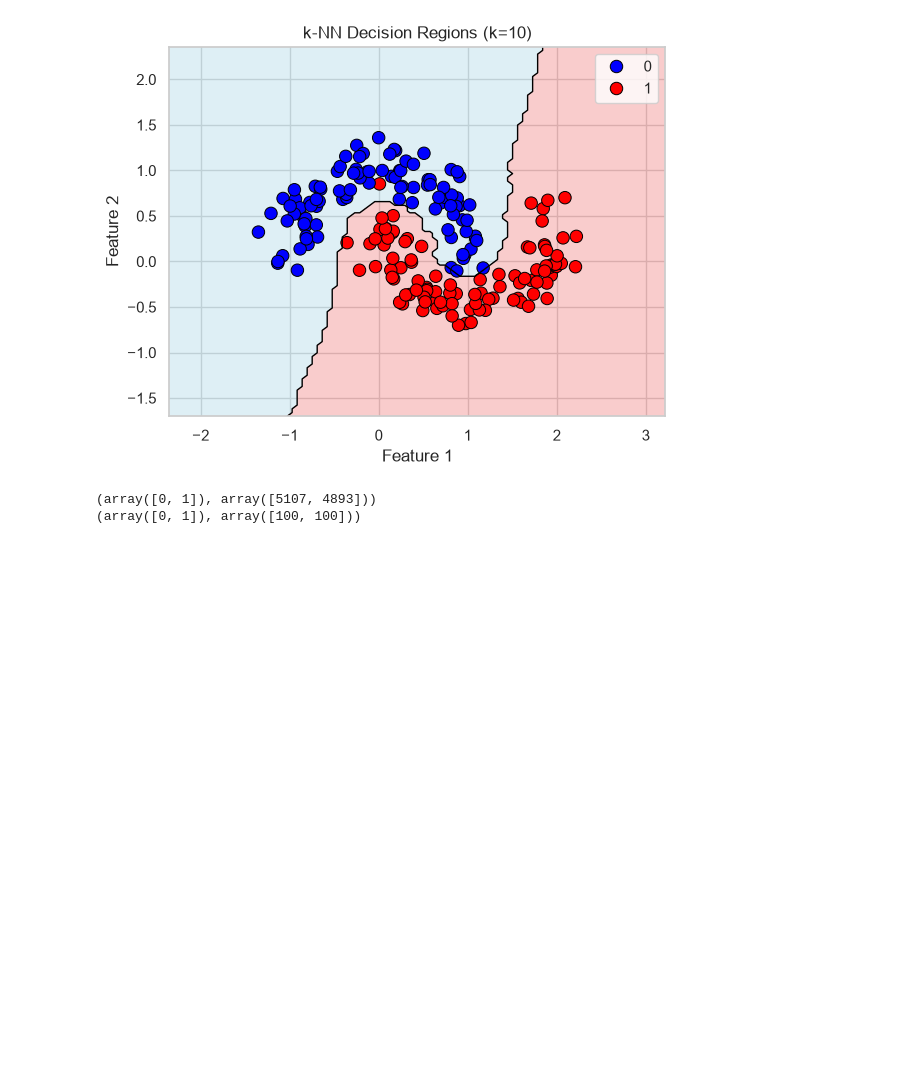
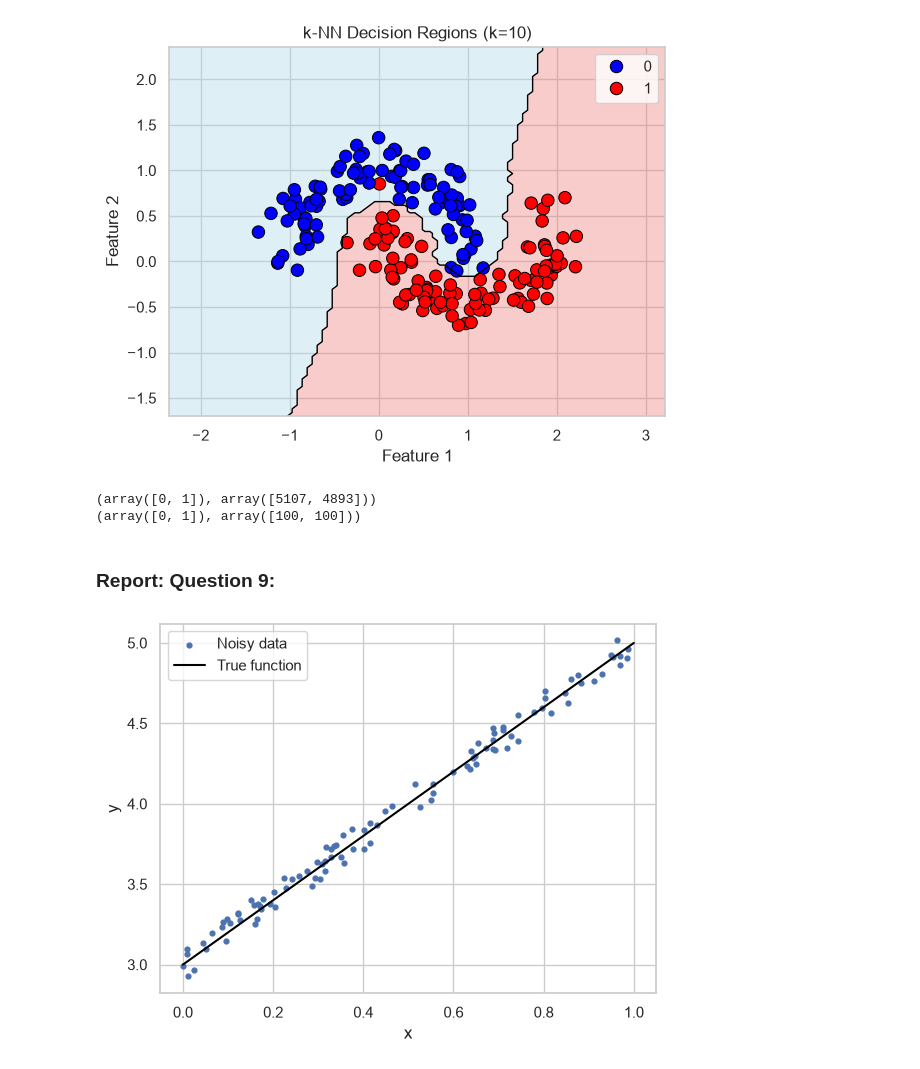
Before and after one commit to hammer-hao/CS6620-HW3, a Jupyter notebook: HW3.ipynb, the cells around one changed output. Cells and saved outputs as stored; diff of their text form; code cells hidden in the pictures; blank space fills up the shorter version.

```diff
--- a/HW3.ipynb
+++ b/HW3.ipynb
@@ -202,3 +202,41 @@ visualize_knn_model(X, y, 10, 2)
 [figure]
 (array([0, 1]), array([5107, 4893]))
 (array([0, 1]), array([100, 100]))
+# %% [markdown]
+### Report: Question 9:
+# %%
+def make_features(x, functions=()):
+    x = np.asarray(x, dtype=float).reshape(-1)
+    columns = [x]
+    for function in functions:
+        values = np.array([function(float(value)) for value in x], dtype=float)
+        columns.append(values)
+    X = np.column_stack(columns)
+    return X
+
+def generate_noisy_dataset(functions, true_function, x_range, n_samples, epsilon, seed=67):
+    low, high = map(float, x_range)
+
+    rng = np.random.default_rng(seed)
+
+    x = rng.uniform(low, high, n_samples)
+    X = make_features(x, functions)
+
+    truth = np.array([true_function(float(value)) for value in x], dtype=float)
+    y = truth + rng.uniform(-epsilon, epsilon, n_samples)
+
+    return np.column_stack((X, y))
+
+data = generate_noisy_dataset(functions=[], true_function=lambda x: 2*x + 3,
+                              x_range=(0, 1), n_samples=100, epsilon=0.1)
+
+x, y = data[:, 0], data[:, 1]
+
+plt.scatter(x, y, s=12, label="Noisy data")
+plt.plot([0, 1], [3, 5], color="black", label="True function")
+plt.xlabel("x")
+plt.ylabel("y")
+plt.legend()
+plt.show()
+# %% [output]
+[figure, added]
```
Also changed, not shown: parts of 2 cells of this notebook.
